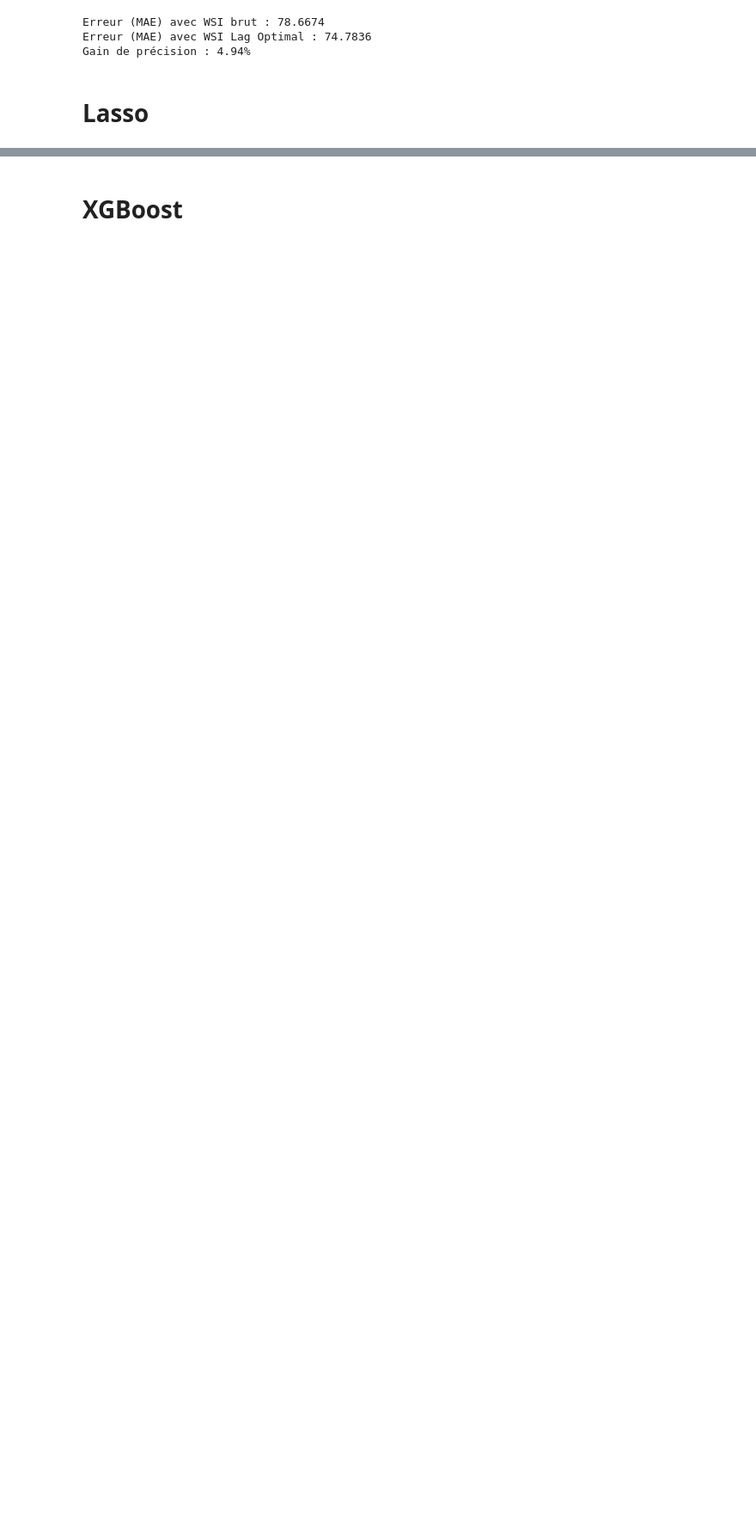
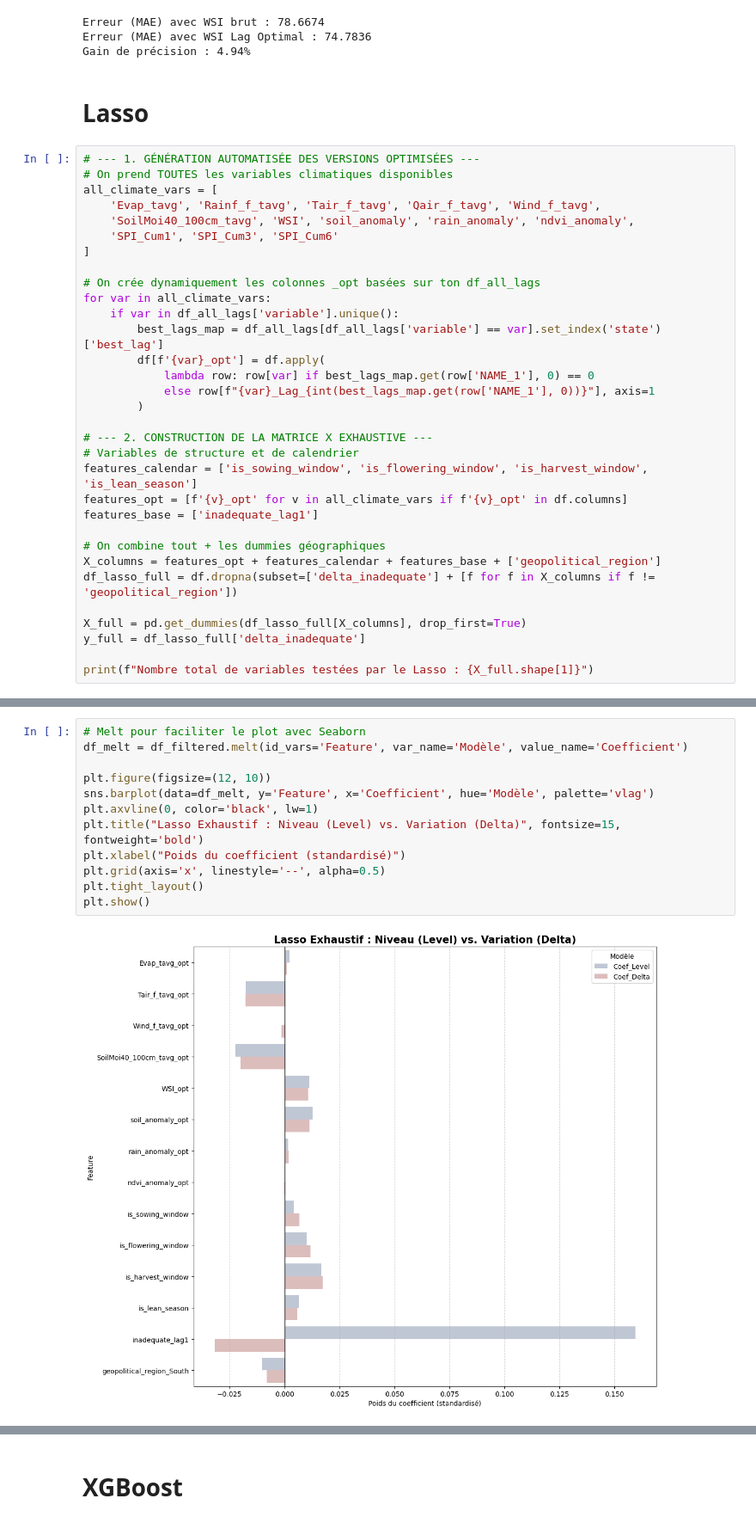
Before and after one commit to tnourlyn/Projet-de-Statapp---WFP-, a Jupyter notebook: notebooks/04_modeling.ipynb, the cells around one changed output, grey strips where cells are left out. Shown at 86% size. Saved outputs shown, nothing was run; the diff lists cells and outputs as text; blank space fills up the shorter version.

Commit message:
delta

```diff
--- a/notebooks/04_modeling.ipynb
+++ b/notebooks/04_modeling.ipynb
@@ -550,3 +502,35 @@ Erreur (MAE) avec WSI Lag Optimal : 74.7836
 Gain de précision : 4.94%
 # %% [markdown]
 # Lasso
+# %%
+# --- 1. GÉNÉRATION AUTOMATISÉE DES VERSIONS OPTIMISÉES ---
+# On prend TOUTES les variables climatiques disponibles
+all_climate_vars = [
+    'Evap_tavg', 'Rainf_f_tavg', 'Tair_f_tavg', 'Qair_f_tavg', 'Wind_f_tavg',
+    'SoilMoi40_100cm_tavg', 'WSI', 'soil_anomaly', 'rain_anomaly', 'ndvi_anomaly',
+    'SPI_Cum1', 'SPI_Cum3', 'SPI_Cum6'
+]
+
+# On crée dynamiquement les colonnes _opt basées sur ton df_all_lags
+for var in all_climate_vars:
+    if var in df_all_lags['variable'].unique():
+        best_lags_map = df_all_lags[df_all_lags['variable'] == var].set_index('state')['best_lag']
+        df[f'{var}_opt'] = df.apply(
+            lambda row: row[var] if best_lags_map.get(row['NAME_1'], 0) == 0
+            else row[f"{var}_Lag_{int(best_lags_map.get(row['NAME_1'], 0))}"], axis=1
+        )
+
+# --- 2. CONSTRUCTION DE LA MATRICE X EXHAUSTIVE ---
+# Variables de structure et de calendrier
+features_calendar = ['is_sowing_window', 'is_flowering_window', 'is_harvest_window', 'is_lean_season']
+features_opt = [f'{v}_opt' for v in all_climate_vars if f'{v}_opt' in df.columns]
+features_base = ['inadequate_lag1']
+
+# On combine tout + les dummies géographiques
+X_columns = features_opt + features_calendar + features_base + ['geopolitical_region']
+df_lasso_full = df.dropna(subset=['delta_inadequate'] + [f for f in X_columns if f != 'geopolitical_region'])
+
+X_full = pd.get_dummies(df_lasso_full[X_columns], drop_first=True)
+y_full = df_lasso_full['delta_inadequate']
+
+print(f"Nombre total de variables testées par le Lasso : {X_full.shape[1]}")
@@ -711,0 +599,14 @@ plt.show()
+# %%
+# Melt pour faciliter le plot avec Seaborn
+df_melt = df_filtered.melt(id_vars='Feature', var_name='Modèle', value_name='Coefficient')
+
+plt.figure(figsize=(12, 10))
+sns.barplot(data=df_melt, y='Feature', x='Coefficient', hue='Modèle', palette='vlag')
+plt.axvline(0, color='black', lw=1)
+plt.title("Lasso Exhaustif : Niveau (Level) vs. Variation (Delta)", fontsize=15, fontweight='bold')
+plt.xlabel("Poids du coefficient (standardisé)")
+plt.grid(axis='x', linestyle='--', alpha=0.5)
+plt.tight_layout()
+plt.show()
+# %% [output]
+[figure, added]
```
Also changed, not shown: parts of 41 cells of this notebook.
